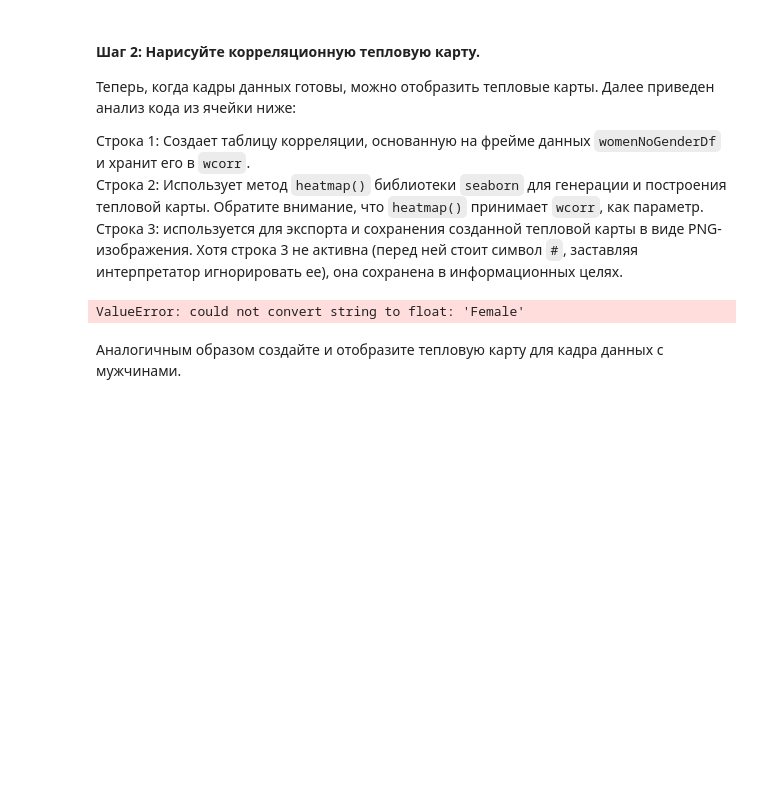
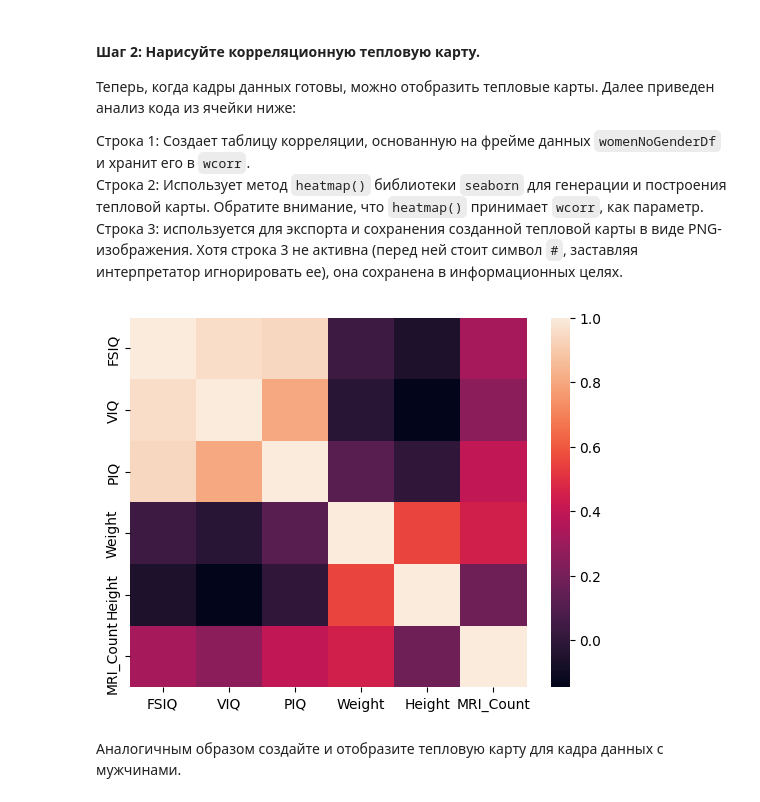
Before and after one commit to fusiontapok/lab2, a Jupyter notebook: correlation.ipynb, the cells around one changed output. Drawn from its saved outputs; the diff is of its cells as text; code cells hidden in the pictures; blank space fills up the shorter version.

```diff
--- a/correlation.ipynb
+++ b/correlation.ipynb
@@ -219,13 +239,11 @@ Requirement already satisfied: six>=1.5 in c:\users\user\appdata\roaming\python\
 Строка 3: используется для экспорта и сохранения созданной тепловой карты в виде PNG-изображения. Хотя строка 3 не активна (перед ней стоит символ `#`, заставляя интерпретатор игнорировать ее), она сохранена в информационных целях.
 # %%
 # Ячейка для кода № 12
-import seaborn as sns
-
-wcorr = womenDf.corr()
+wcorr = womenDf.select_dtypes(include='number').corr(method='pearson')
 sns.heatmap(wcorr)
-#plt.savefig('attribute_correlations.png', tight_layout=True)
+plt.show()
 # %% [output]
-ValueError: could not convert string to float: 'Female'
+[figure, added]
 # %% [markdown]
 Аналогичным образом создайте и отобразите тепловую карту для кадра данных с мужчинами.
 # %%
```
Also changed, not shown: parts of 28 cells of this notebook.
